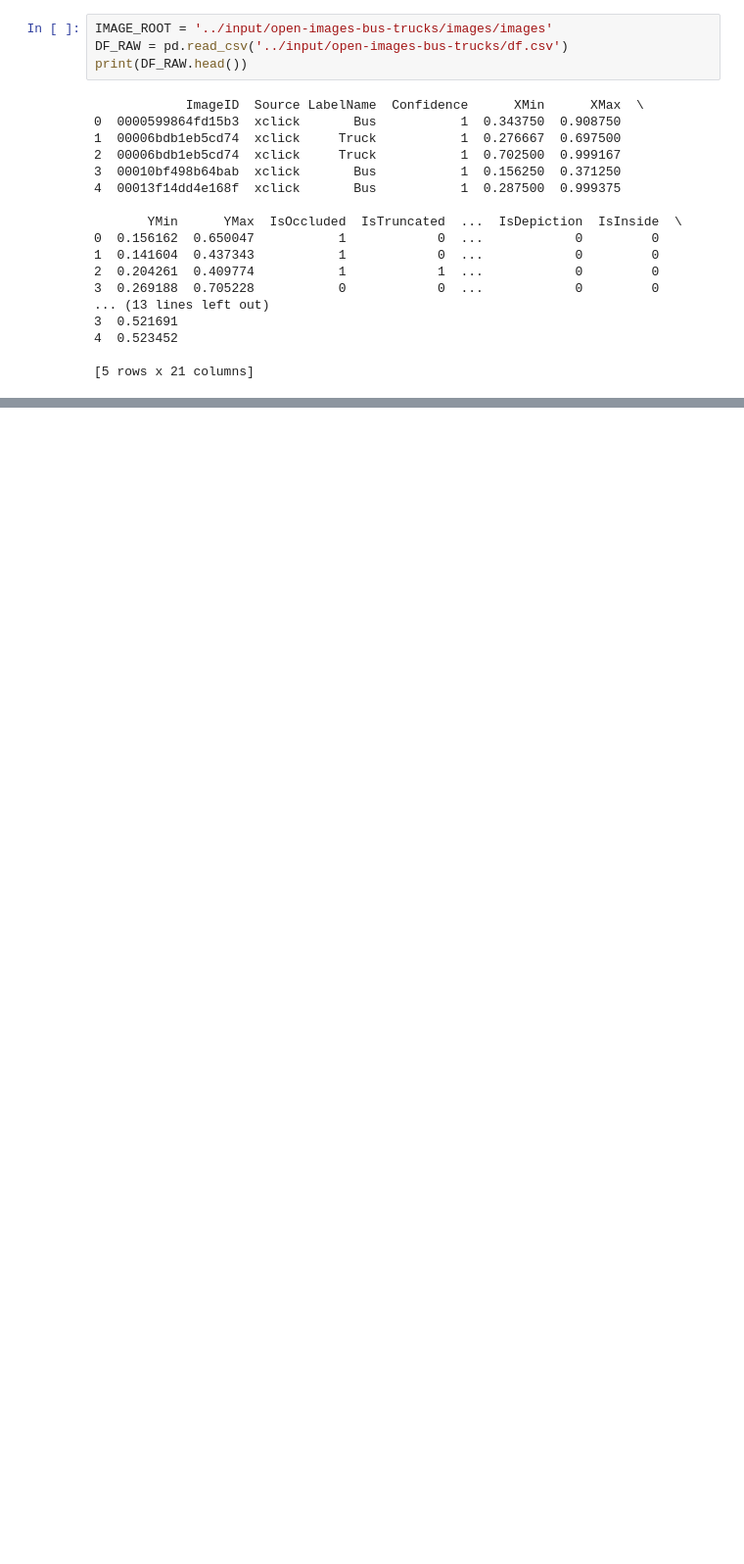
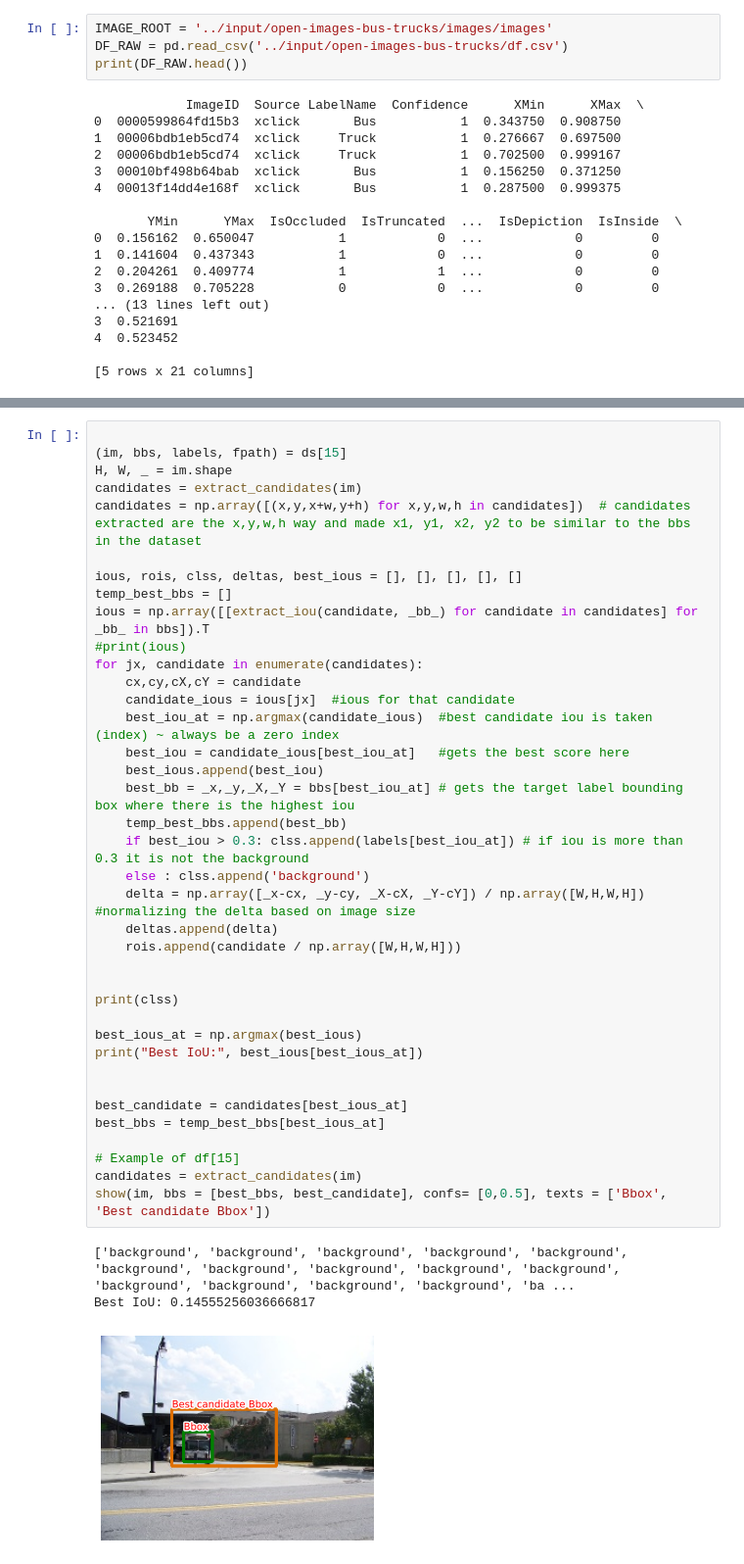
Before and after one commit to nsrinidhibhat/Computer-Vision-Projects, a Jupyter notebook: objectdetection-using-rcnn.ipynb, the cells around one changed output, grey strips where cells are left out. Shown at 98% size. Cells and saved outputs as stored; diff of their text form; blank space fills up the shorter version.

```diff
--- a/objectdetection-using-rcnn.ipynb
+++ b/objectdetection-using-rcnn.ipynb
@@ -339,0 +131,42 @@ test_predictions(fpath)
+# %%
+
+(im, bbs, labels, fpath) = ds[15]
+H, W, _ = im.shape
+candidates = extract_candidates(im)
+candidates = np.array([(x,y,x+w,y+h) for x,y,w,h in candidates])  # candidates extracted are the x,y,w,h way and made x1, y1, x2, y2 to be similar to the bbs in the dataset
+
+ious, rois, clss, deltas, best_ious = [], [], [], [], []
+temp_best_bbs = []
+ious = np.array([[extract_iou(candidate, _bb_) for candidate in candidates] for _bb_ in bbs]).T
+#print(ious)
+for jx, candidate in enumerate(candidates):
+    cx,cy,cX,cY = candidate
+    candidate_ious = ious[jx]  #ious for that candidate
+    best_iou_at = np.argmax(candidate_ious)  #best candidate iou is taken (index) ~ always be a zero index
+    best_iou = candidate_ious[best_iou_at]   #gets the best score here
+    best_ious.append(best_iou)
+    best_bb = _x,_y,_X,_Y = bbs[best_iou_at] # gets the target label bounding box where there is the highest iou
+    temp_best_bbs.append(best_bb)
+    if best_iou > 0.3: clss.append(labels[best_iou_at]) # if iou is more than 0.3 it is not the background
+    else : clss.append('background')
+    delta = np.array([_x-cx, _y-cy, _X-cX, _Y-cY]) / np.array([W,H,W,H])  #normalizing the delta based on image size
+    deltas.append(delta)
+    rois.append(candidate / np.array([W,H,W,H]))
+
+
+print(clss)
+
+best_ious_at = np.argmax(best_ious)
+print("Best IoU:", best_ious[best_ious_at])
+
+
+best_candidate = candidates[best_ious_at]
+best_bbs = temp_best_bbs[best_ious_at]
+
+# Example of df[15]
+candidates = extract_candidates(im)
+show(im, bbs = [best_bbs, best_candidate], confs= [0,0.5], texts = ['Bbox', 'Best candidate Bbox'])
+# %% [output]
+['background', 'background', 'background', 'background', 'background', 'background', 'background', 'background', 'background', 'background', 'background', 'background', 'background', 'background', 'ba ...
+Best IoU: 0.14555256036666817
+[figure, added]
```
Also changed, not shown: parts of 46 cells of this notebook.
